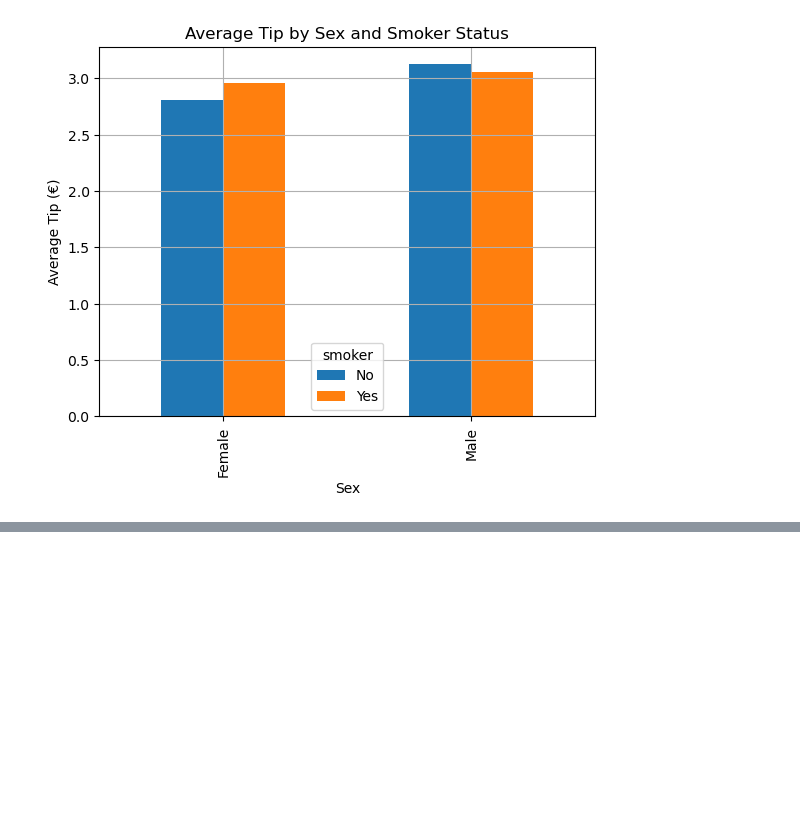
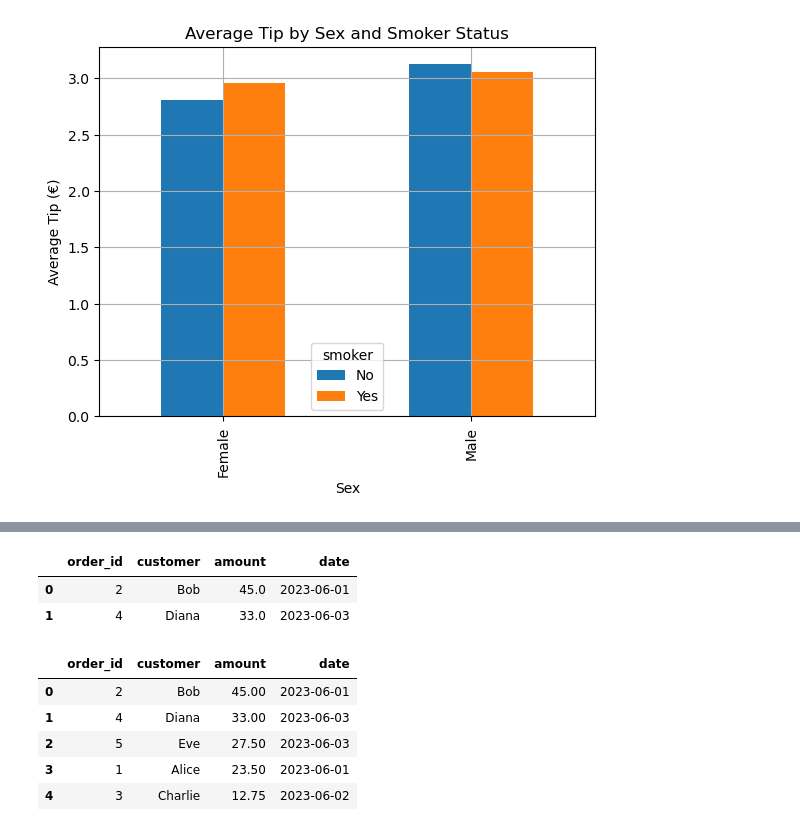
Before and after one commit to NarcisoRibeiro/Data-Analysis-Studies, a Jupyter notebook: Job-Prep-Notebook.ipynb, the cells around one changed output, grey strips where cells are left out. Saved outputs shown, nothing was run; the diff lists cells and outputs as text; code cells hidden in the pictures; blank space fills up the shorter version.

```diff
--- a/Job-Prep-Notebook.ipynb
+++ b/Job-Prep-Notebook.ipynb
@@ -340,0 +402,22 @@ plt.show()
+# %%
+import sqlite3
+import pandas as pd
+
+# Create a sample DataFrame
+data = {
+    'order_id': [1, 2, 3, 4, 5],
+    'customer': ['Alice', 'Bob', 'Charlie', 'Diana', 'Eve'],
+    'amount': [23.5, 45.0, 12.75, 33.0, 27.5],
+    'date': ['2023-06-01', '2023-06-01', '2023-06-02', '2023-06-03', '2023-06-03']
+}
+df_orders = pd.DataFrame(data)
+
+# Create an in-memory SQLite database
+conn = sqlite3.connect(':memory:')
+
+# Write the DataFrame to a SQL table
+df_orders.to_sql('orders', conn, index=False, if_exists='replace')
+
+# Confirm table creation by selecting all rows
+query = "SELECT * FROM orders;"
+result = pd.read_sql_query(query, conn)
@@ -340,0 +434,15 @@ plt.show()
+# %%
+pd.read_sql_query('SELECT * FROM orders WHERE amount > 30', conn)
+# %% [output]
+|  | order_id | customer | amount | date |
+| 0 | 2 | Bob | 45.0 | 2023-06-01 |
+| 1 | 4 | Diana | 33.0 | 2023-06-03 |
+# %%
+pd.read_sql_query('SELECT * FROM orders ORDER BY amount DESC', conn)
+# %% [output]
+|  | order_id | customer | amount | date |
+| 0 | 2 | Bob | 45.00 | 2023-06-01 |
+| 1 | 4 | Diana | 33.00 | 2023-06-03 |
+| 2 | 5 | Eve | 27.50 | 2023-06-03 |
+| 3 | 1 | Alice | 23.50 | 2023-06-01 |
+| 4 | 3 | Charlie | 12.75 | 2023-06-02 |
```
Also changed, not shown: parts of 9 cells of this notebook.
